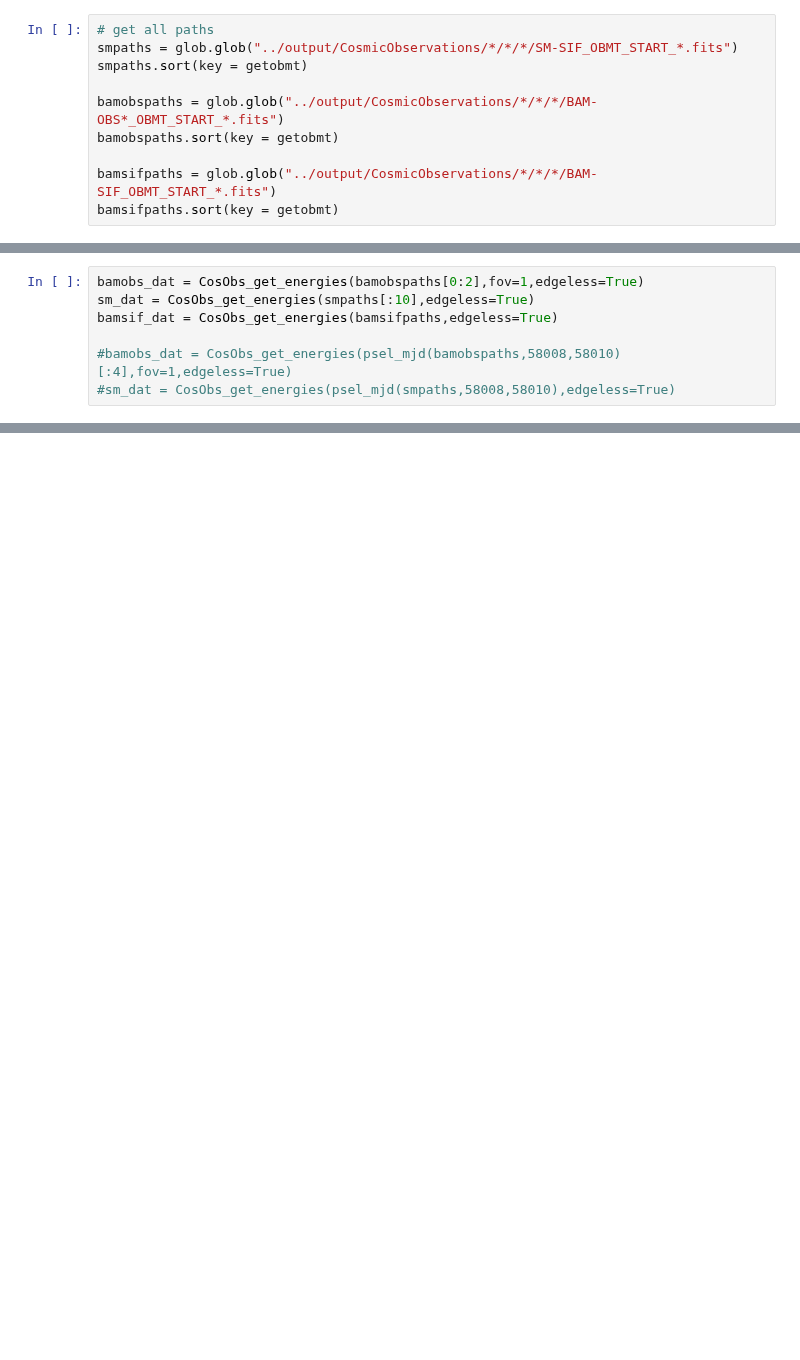
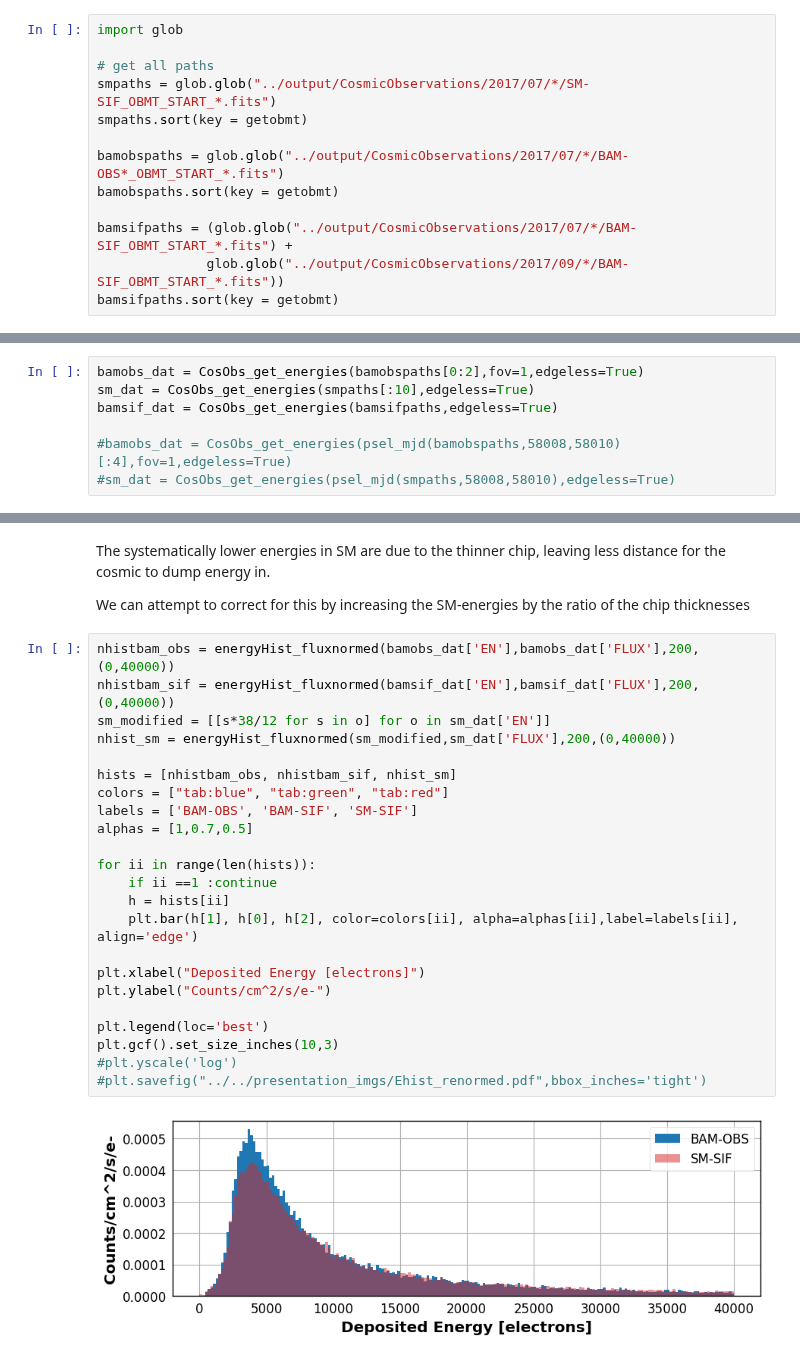
Before and after one commit to asierabreu/cosmics, a Jupyter notebook: results/energy-histograms.ipynb, the cells around one changed output, grey strips where cells are left out. Cells and saved outputs as stored; diff of their text form; blank space fills up the shorter version.

```diff
--- a/results/energy-histograms.ipynb
+++ b/results/energy-histograms.ipynb
@@ -27,10 +18,13 @@ getobmt = lambda x: int(re.search("(?<=OBMT_START_)[0-9]+",x).group(0))
 # %%
+import glob
+
 # get all paths
-smpaths = glob.glob("../output/CosmicObservations/*/*/*/SM-SIF_OBMT_START_*.fits")
+smpaths = glob.glob("../output/CosmicObservations/2017/07/*/SM-SIF_OBMT_START_*.fits")
 smpaths.sort(key = getobmt)
 
-bamobspaths = glob.glob("../output/CosmicObservations/*/*/*/BAM-OBS*_OBMT_START_*.fits")
+bamobspaths = glob.glob("../output/CosmicObservations/2017/07/*/BAM-OBS*_OBMT_START_*.fits")
 bamobspaths.sort(key = getobmt)
 
-bamsifpaths = glob.glob("../output/CosmicObservations/*/*/*/BAM-SIF_OBMT_START_*.fits")
+bamsifpaths = (glob.glob("../output/CosmicObservations/2017/07/*/BAM-SIF_OBMT_START_*.fits") +
+              glob.glob("../output/CosmicObservations/2017/09/*/BAM-SIF_OBMT_START_*.fits"))
 bamsifpaths.sort(key = getobmt)
@@ -156,0 +73,29 @@ plt.gcf().set_size_inches(10,3)
+# %% [markdown]
+The systematically lower energies in SM are due to the thinner chip, leaving less distance for the cosmic to dump energy in.
+
+We can attempt to correct for this by increasing the SM-energies by the ratio of the chip thicknesses
+# %%
+nhistbam_obs = energyHist_fluxnormed(bamobs_dat['EN'],bamobs_dat['FLUX'],200,(0,40000))
+nhistbam_sif = energyHist_fluxnormed(bamsif_dat['EN'],bamsif_dat['FLUX'],200,(0,40000))
+sm_modified = [[s*38/12 for s in o] for o in sm_dat['EN']]
+nhist_sm = energyHist_fluxnormed(sm_modified,sm_dat['FLUX'],200,(0,40000))
+
+hists = [nhistbam_obs, nhistbam_sif, nhist_sm]
+colors = ["tab:blue", "tab:green", "tab:red"]
+labels = ['BAM-OBS', 'BAM-SIF', 'SM-SIF']
+alphas = [1,0.7,0.5]
+
+for ii in range(len(hists)):
+    if ii ==1 :continue
+    h = hists[ii]
+    plt.bar(h[1], h[0], h[2], color=colors[ii], alpha=alphas[ii],label=labels[ii], align='edge')
+
+plt.xlabel("Deposited Energy [electrons]")
+plt.ylabel("Counts/cm^2/s/e-")
+
+plt.legend(loc='best')
+plt.gcf().set_size_inches(10,3)
+#plt.yscale('log')
+#plt.savefig("../../presentation_imgs/Ehist_renormed.pdf",bbox_inches='tight')
+# %% [output]
+[figure, added]
```
Also changed, not shown: parts of 18 cells of this notebook, 5 other files.
